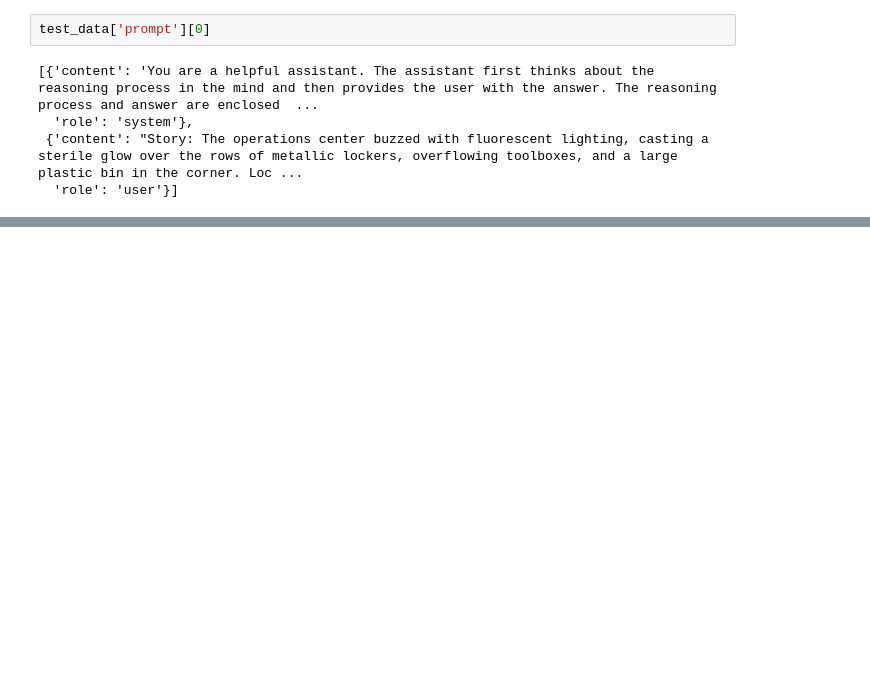
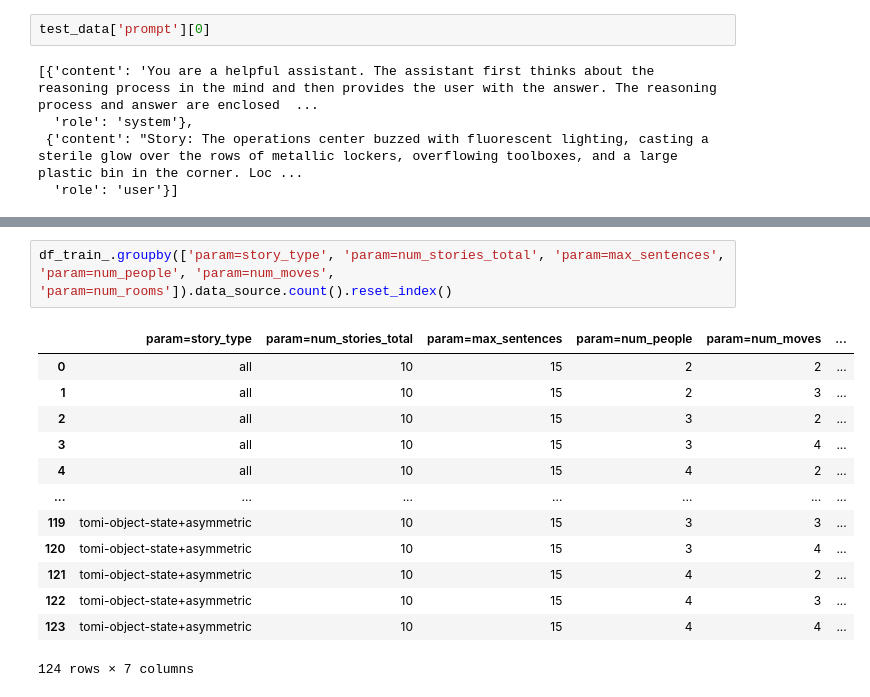
Before and after one commit to zhebushipinyin/Tom-RL, a Jupyter notebook: clean_data/tom_data.ipynb, the cells around one changed output, grey strips where cells are left out. Saved outputs shown, nothing was run; the diff lists cells and outputs as text; blank space fills up the shorter version.

```diff
--- a/clean_data/tom_data.ipynb
+++ b/clean_data/tom_data.ipynb
@@ -191,0 +256,16 @@ test_data['prompt'][0]
+# %%
+df_train_.groupby(['param=story_type', 'param=num_stories_total', 'param=max_sentences', 'param=num_people', 'param=num_moves', 'param=num_rooms']).data_source.count().reset_index()
+# %% [output]
+|  | param=story_type | param=num_stories_total | param=max_sentences | param=num_people | param=num_moves | ... |
+| 0 | all | 10 | 15 | 2 | 2 | ... |
+| 1 | all | 10 | 15 | 2 | 3 | ... |
+| 2 | all | 10 | 15 | 3 | 2 | ... |
+| 3 | all | 10 | 15 | 3 | 4 | ... |
+| 4 | all | 10 | 15 | 4 | 2 | ... |
+| ... | ... | ... | ... | ... | ... | ... |
+| 119 | tomi-object-state+asymmetric | 10 | 15 | 3 | 3 | ... |
+| 120 | tomi-object-state+asymmetric | 10 | 15 | 3 | 4 | ... |
+| 121 | tomi-object-state+asymmetric | 10 | 15 | 4 | 2 | ... |
+| 122 | tomi-object-state+asymmetric | 10 | 15 | 4 | 3 | ... |
+| 123 | tomi-object-state+asymmetric | 10 | 15 | 4 | 4 | ... |
+124 rows × 7 columns
```
Also changed, not shown: parts of 8 cells of this notebook, 3 other files.
